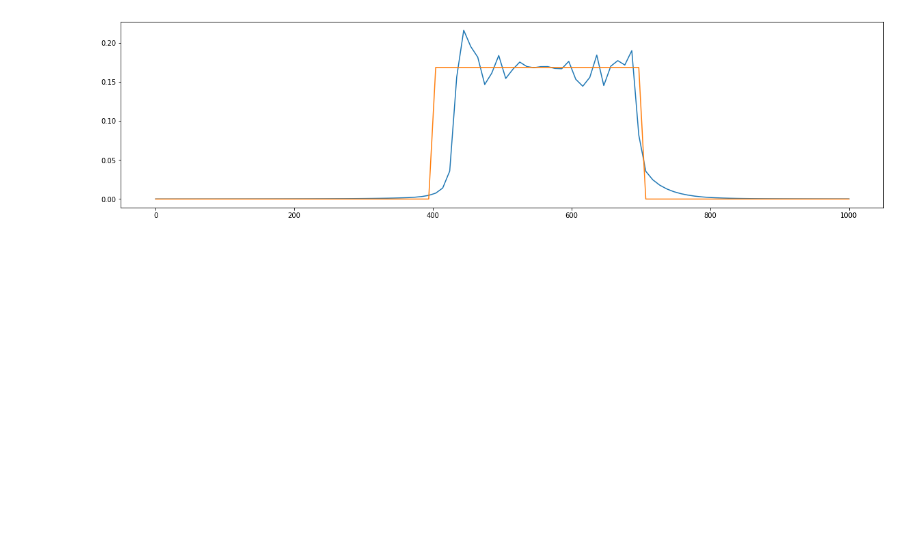
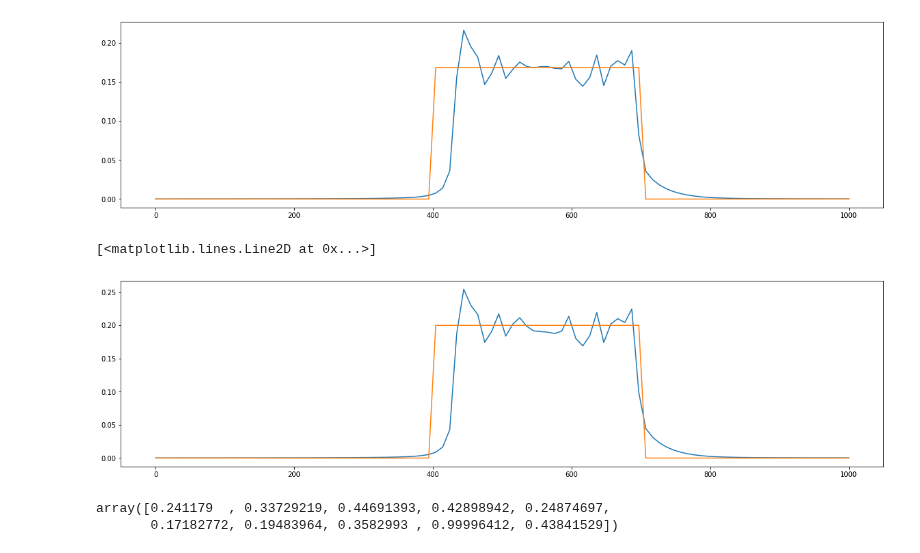
Before and after one commit to fotobiolab-unb/raspi_network, a Jupyter notebook: data/spectra/fitting.ipynb, the cells around one changed output. Drawn from its saved outputs; the diff is of its cells as text; code cells hidden in the pictures; blank space fills up the shorter version.

```diff
--- a/data/spectra/fitting.ipynb
+++ b/data/spectra/fitting.ipynb
@@ -324,6 +324,8 @@ with open("parameters.json", "w") as f:
 # %% [markdown]
 Generator set
 =============
+# %%
+sorted_parameters = sorted(parameters.items(),key=lambda x: x[0]) #Choosing ordering to make sure the parameters don't get scrambled later
 # %%
 def LinearCombination(x,alpha):
     """
@@ -331,7 +333,7 @@ def LinearCombination(x,alpha):
     """
     assert max(alpha)<=1 and min(alpha)>=0
     s = 0
-    for d,a in zip(parameters.items(),alpha):
+    for d,a in zip(sorted_parameters,alpha):
         if d[0]=="branco" or d[0]=="full":
             s+=a*H(x,*d[1])
         else:
@@ -407,3 +404,18 @@ plt.plot(x,y_uniform(best_l_fit["x"]))
 # %% [output]
 [<matplotlib.lines.Line2D at 0x...>]
 [figure]
+# %%
+h = 0.2
+uniform_fit = ocurve_fit(wrapLinearCombination,x,y_uniform(h),[0]*len(parameters.keys()))
+plt.figure(0)
+plt.plot(x,wrapLinearCombination(x,uniform_fit["x"]))
+plt.plot(x,y_uniform(h))
+# %% [output]
+[<matplotlib.lines.Line2D at 0x...>]
+[figure, added]
+# %%
+neutral_spectrum_components  = expit(uniform_fit["x"])
+neutral_spectrum_components
+# %% [output]
+array([0.241179  , 0.33729219, 0.44691393, 0.42898942, 0.24874697,
+       0.17182772, 0.19483964, 0.3582993 , 0.99996412, 0.43841529])
```
Also changed, not shown: parts of 3 cells of this notebook, 1 other file.
